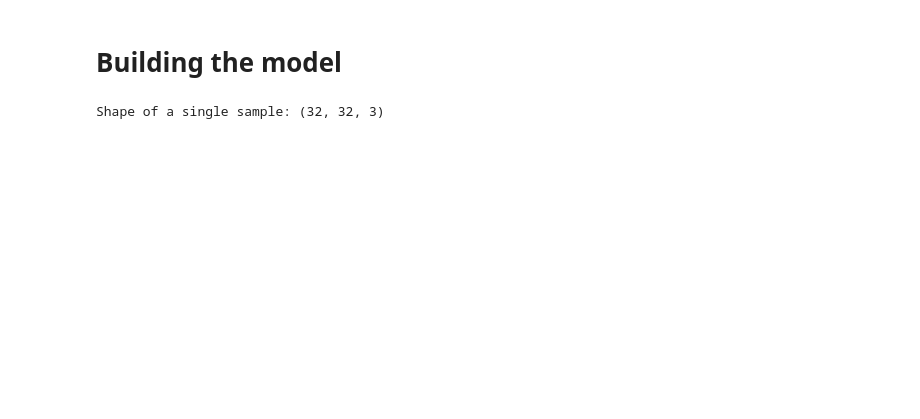
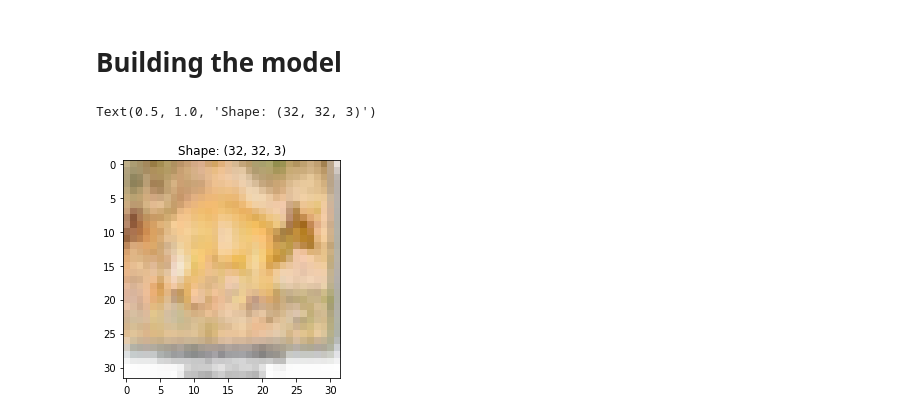
Before and after one commit to unofficial-Jona/ACML, a Jupyter notebook: convolutional autoencoders.ipynb, the cells around one changed output. Cells and saved outputs as stored; diff of their text form; code cells hidden in the pictures; blank space fills up the shorter version.

```diff
--- a/convolutional autoencoders.ipynb
+++ b/convolutional autoencoders.ipynb
@@ -12,16 +29,18 @@ from sklearn.model_selection import train_test_split
 # %%
 # load data and split it into Test, train and validation sets
 
 (X_1, y_1), (X_2, y_2) = tf.keras.datasets.cifar10.load_data()
 X = np.vstack((X_1, X_2))
 y = np.vstack((y_1, y_2))
 X_train, X, y_train, y = train_test_split(X, y, train_size=0.8, stratify=y)
 X_test, X_valid, y_test, y_valid = train_test_split(X, y, test_size=0.5, stratify=y)
 
 assert X_test.shape == X_valid.shape, 'X_test and X_valid have different shapes'
 for i in range(10):
     assert np.count_nonzero(keras.utils.to_categorical(y_train)[:, i]) == 4800 , 'Sample is not stratified'
 sample_shape = X_train[0].shape
-print(f'Shape of a single sample: {sample_shape}')
+plt.imshow(X_train[1])
+plt.title(f'Shape: {sample_shape}')
 # %% [output]
-Shape of a single sample: (32, 32, 3)
+Text(0.5, 1.0, 'Shape: (32, 32, 3)')
+[figure, added]
```
Also changed, not shown: parts of 8 cells of this notebook, 3 other files.
